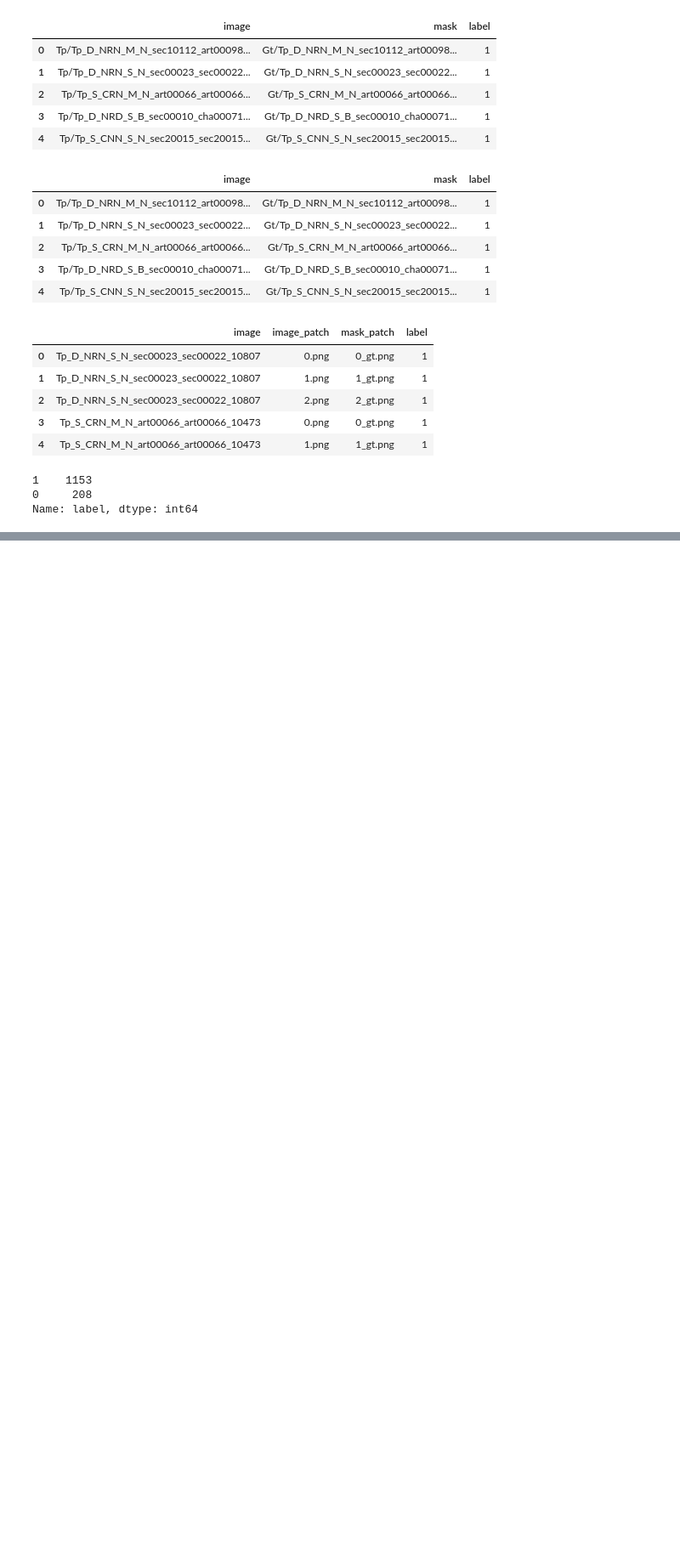
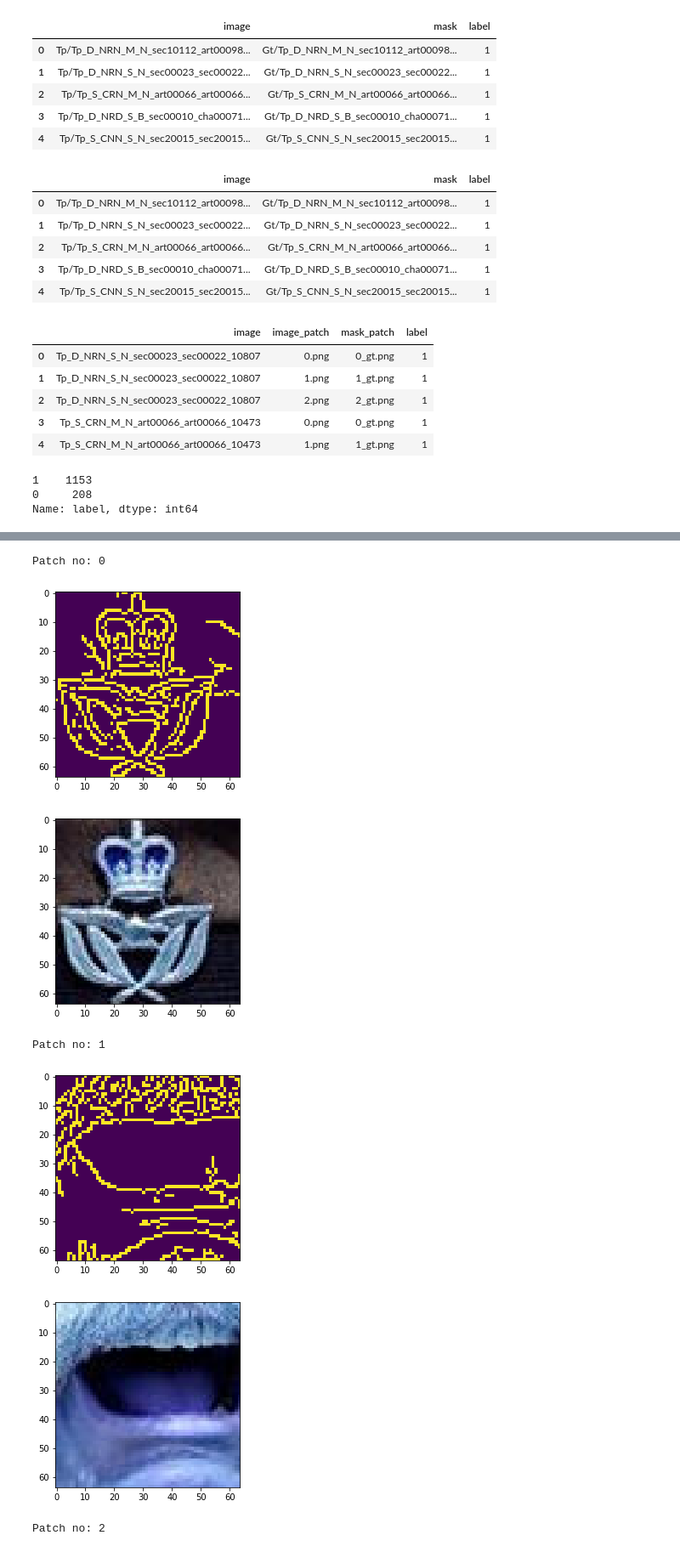
Before and after one commit to sowmen/imanip_main, a Jupyter notebook: createCSV.ipynb, the cells around one changed output, grey strips where cells are left out. Shown at 85% size. Saved outputs shown, nothing was run; the diff lists cells and outputs as text; code cells hidden in the pictures; blank space fills up the shorter version.

Commit message:
extraction with ssim

```diff
--- a/createCSV.ipynb
+++ b/createCSV.ipynb
@@ -266,0 +322,41 @@ Name: label, dtype: int64
+# %%
+def extract_imd_orig(IMG, increament):
+  img = cv2.cvtColor(IMG, cv2.COLOR_BGR2GRAY)
+  img = cv2.Canny(img, 100, 200)
+  coords = []
+  d = img.shape
+  patches = [] # Ei list e ekta image er jnno shobgula patch thakbe
+  for i in range(0, d[0], increament):
+    for j in range(0, d[1], increament):
+      x = i + increament
+      y = j + increament
+      if x > d[0] or y > d[1]:
+        break
+      p = img[i : x, j : y]
+      calc = cv2.countNonZero(p)
+      coords.append((calc, i, x, j, y))
+  coords.sort(reverse= True)
+  imd_patch = []
+  for i in range(5):
+      print("Patch no: " + str(i))
+      plt.imshow(img[coords[i][1] : coords[i][2], coords[i][3] : coords[i][4]])
+      plt.show()
+      plt.imshow(IMG[coords[i][1] : coords[i][2], coords[i][3] : coords[i][4]])
+      plt.show()
+  if len(coords) <= 5:
+      for i in range(len(coords)):
+          imd_patch.append(IMG[coords[i][1] : coords[i][2], coords[i][3] : coords[i][4]])
+  else:
+      for i in range(5):
+          imd_patch.append(IMG[coords[i][1] : coords[i][2], coords[i][3] : coords[i][4]])
+  return imd_patch
+# %%
+patches = extract_imd_orig(g, 64)
+# %% [output]
+Patch no: 0
+[figure, added]
+[figure, added]
+Patch no: 1
+[figure, added]
+[figure, added]
+Patch no: 2
```
Also changed, not shown: parts of 10 cells of this notebook, 2 other files.
